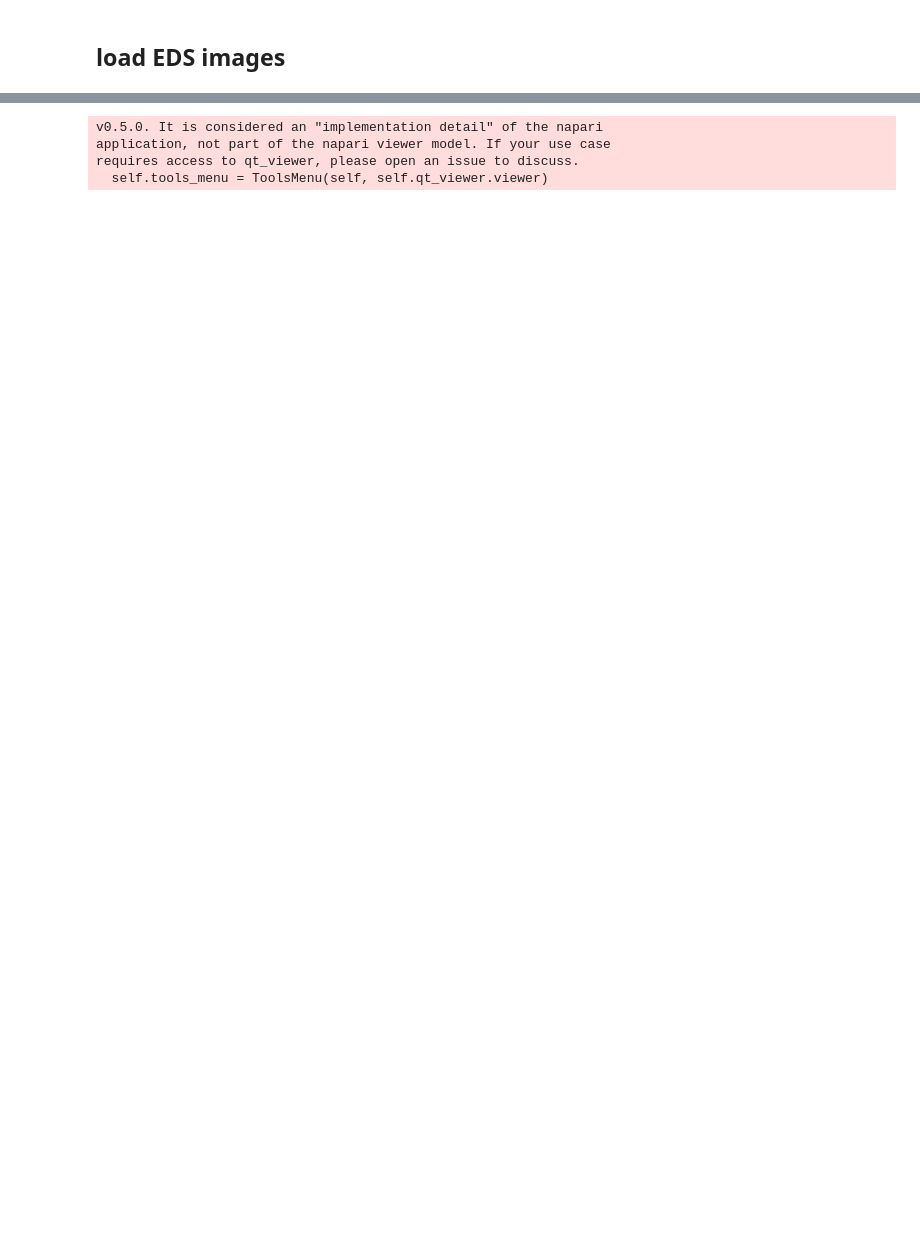
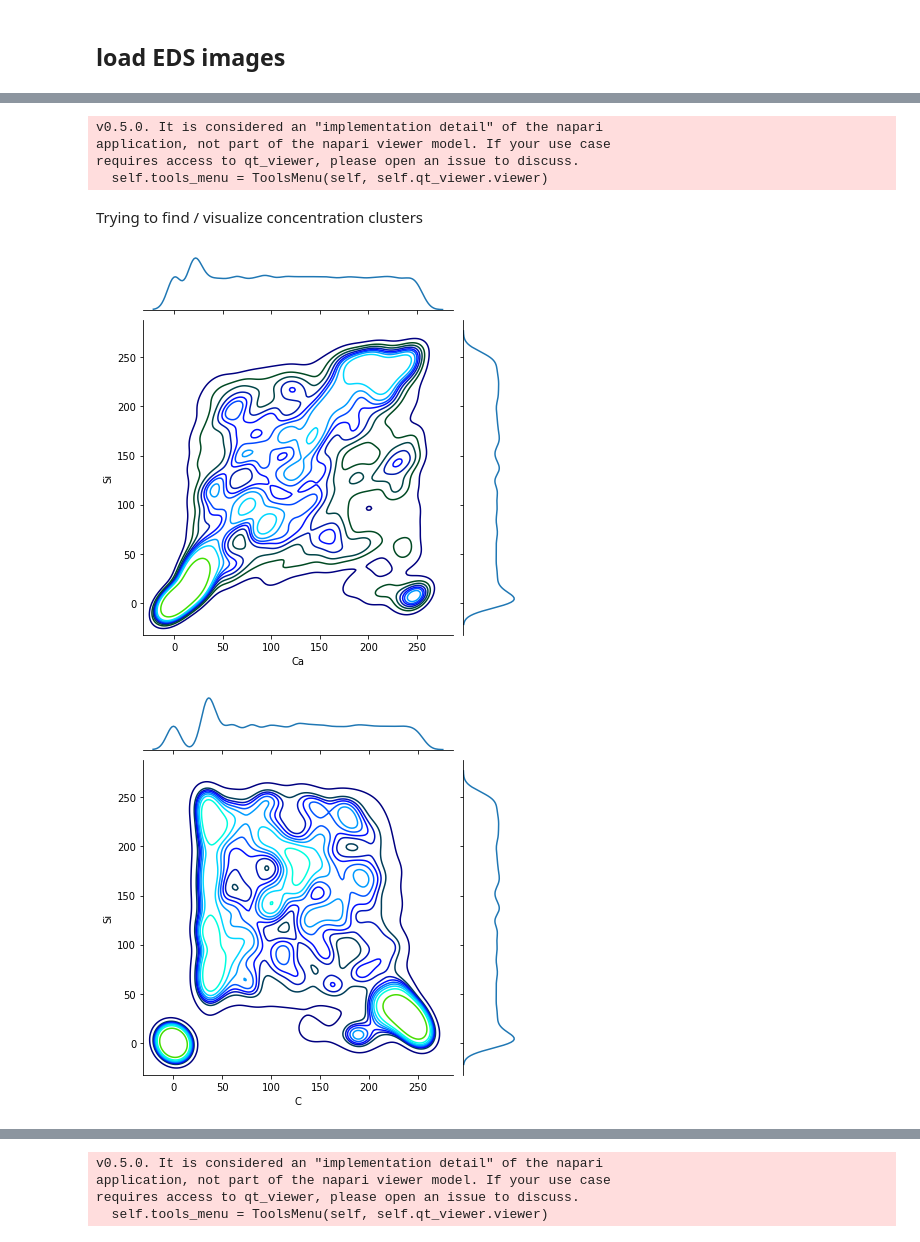
Before and after one commit to kleinerELM/FIB-Stack-preprocessing, a Jupyter notebook: test.ipynb, the cells around one changed output, grey strips where cells are left out. Drawn from its saved outputs; the diff is of its cells as text; code cells hidden in the pictures; blank space fills up the shorter version.

Commit message:
+ 2D SLIC segmentation

```diff
--- a/test.ipynb
+++ b/test.ipynb
@@ -319,34 +310,32 @@ def process_element(eds_elements, selected_element, se_translation,  eds_x_offse
 # %%
-
-napari.settings.get_settings().application.ipy_interactive  = True
-#print(translation)
-translation = load_translation_csv( translation_csv_xy, im_cnt )
-#print(translation)
-#corrected_sem_images = create_3D_stack(translation, loaded_images, False)
+napari.settings.get_settings().application.ipy_interactive  = False
+translation          = load_translation_csv( translation_csv_xy, im_cnt )
+corrected_sem_images = create_3D_stack(translation, loaded_images, False)
 
 if len(eds_elements) > 0:
-
     scale=(z_scale, scaling['y'], scaling['x'])
-    image_stacks = {}
+    elements_raw = {}
     for element in eds_elements.keys():
         if element in relevant_elements:
             stack = process_element(eds_elements, element, translation, eds_x_offset, eds_y_offset, limit=limit)
             if len(stack) != len(loaded_images):
                 print('Dataset for {} is incomplete ({} != {})'.format(element, len(stack), len(loaded_images)))
             else:
-                image_stacks[element] = stack
+                print(crop_arr[0],crop_arr[1], crop_arr[2],crop_arr[3])
+                elements_raw[element] = stack[ :, crop_arr[0]:crop_arr[1], crop_arr[2]:crop_arr[3] ].astype(np.uint8)
         else:
+            print('-'*20)
             print('ignoring {}'.format(element))
 
     # show image stacks
     print('translate and display image stack using the following voxel dimensions: x={:.2f}, y={:.2f}, z={:.2f} {}'.format(scale[2], scale[1], scale[0], scaling['unit']))
     #scale=(z_scale*eds_each_nth_slice, x_scale/math.cos(38), x_scale)
     #with napari.gui_qt():
-    viewer = napari.view_image(corrected_sem_images[ :, a_list[0]:a_list[1], b_list[0]:b_list[1] ], name='SEM images', scale=scale)#
-    for i, selected_element in enumerate(image_stacks):
-        print(i, selected_element)
+    viewer = napari.view_image(corrected_sem_images[ :, crop_arr[0]:crop_arr[1], crop_arr[2]:crop_arr[3] ], name='SEM images', scale=scale, title="RAW EDX data")#
+
+    for i, selected_element in enumerate(relevant_elements):
         #new_layer = viewer.add_image(image_stacks[selected_element], name='EDS results for {}'.format(selected_element), scale=scale, colormap=colormaps[i], opacity=1, blending="additive", rendering="iso")
-        new_layer = viewer.add_image(image_stacks[selected_element][ :, a_list[0]:a_list[1], b_list[0]:b_list[1] ], name='EDS results for {}'.format(selected_element), scale=scale, colormap=colormaps[i], opacity=0.5, blending="additive", rendering="mip")
+        new_layer = viewer.add_image(elements_raw[selected_element], name='EDX results for {}'.format(selected_element), scale=scale, colormap=colormaps[i], opacity=0.5, blending="additive", rendering="mip")
     viewer.scale_bar.visible = True
 
     napari.run()
@@ -358,0 +548,39 @@ no elements found
+# %%
+
+napari.settings.get_settings().application.ipy_interactive = False
+
+for i, selected_element in enumerate( relevant_elements ):
+    volume  =  np.array(elements_mean_SLIC[selected_element])#create_3D_stack(translation, elements_mean_SLIC[element], do_nlm=False)
+    if i == 0:
+        viewer    = napari.view_image(volume, name='EDX Superpixel ({})'.format(selected_element), scale=scale, opacity=0.5, blending="additive", rendering="mip", colormap=colormaps[i], title="superpixel segmentation")
+    else:
+        new_layer =  viewer.add_image(volume, name='EDX Superpixel ({})'.format(selected_element), scale=scale, opacity=0.5, blending="additive", rendering="mip", colormap=colormaps[i])
+for i, selected_element in enumerate(relevant_elements):
+    new_layer = viewer.add_image(elements_raw[selected_element], name='EDX raw ({})'.format(selected_element), scale=scale, colormap=colormaps[i], opacity=0.5, blending="additive", rendering="mip")
+viewer.scale_bar.visible = True
+
+
+napari.run()
+# %% [output]
+v0.5.0. It is considered an "implementation detail" of the napari
+application, not part of the napari viewer model. If your use case
+requires access to qt_viewer, please open an issue to discuss.
+  self.tools_menu = ToolsMenu(self, self.qt_viewer.viewer)
+# %% [markdown]
+Trying to find / visualize concentration clusters
+# %%
+slice_nr = 50
+data = pd.DataFrame({relevant_elements[0]: np.concatenate(elements_mean_SLIC[relevant_elements[0]][slice_nr]).ravel() ,
+                     relevant_elements[1]: np.concatenate(elements_mean_SLIC[relevant_elements[1]][slice_nr]).ravel() ,
+                     relevant_elements[2]: np.concatenate(elements_mean_SLIC[relevant_elements[2]][slice_nr]).ravel() ,
+                     relevant_elements[3]: np.concatenate(elements_mean_SLIC[relevant_elements[3]][slice_nr]).ravel() ,
+                     relevant_elements[4]: np.concatenate(elements_mean_SLIC[relevant_elements[4]][slice_nr]).ravel()  })
+
+plt = sns.jointplot(x = relevant_elements[0], y = relevant_elements[1], data = data,kind="kde", cmap='gist_ncar')#, kind="kde"
+
+plt = sns.jointplot(x = relevant_elements[2], y = relevant_elements[1], data = data,kind="kde", cmap='gist_ncar')#, kind="kde"
+
+plt = sns.jointplot(x = relevant_elements[2], y = relevant_elements[3], data = data,kind="kde", cmap='gist_ncar')#, kind="kde"
+# %% [output]
+[figure, added]
+[figure, added]
```
Also changed, not shown: parts of 16 cells of this notebook, 1 other file.
